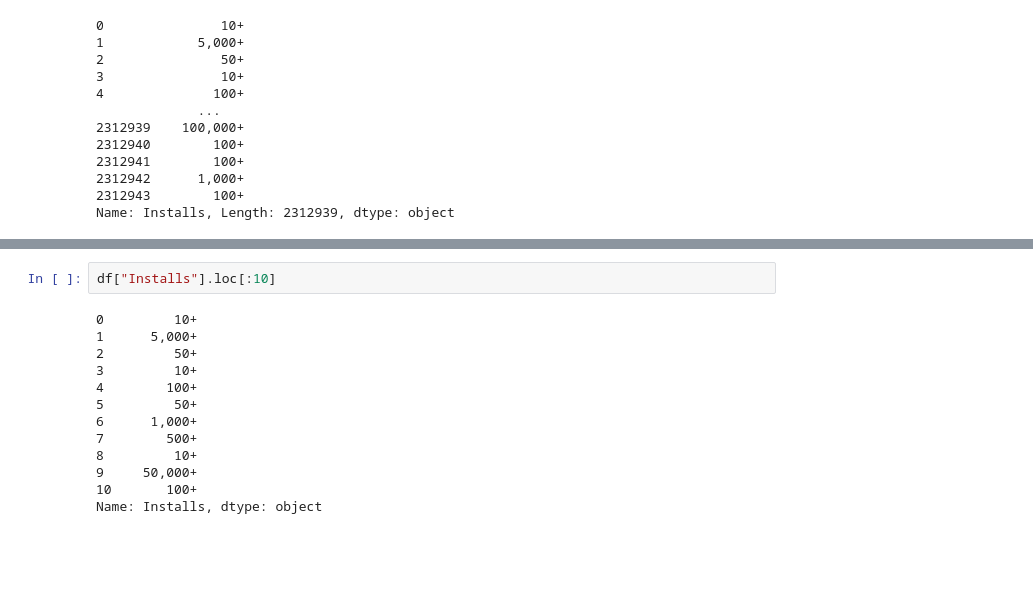
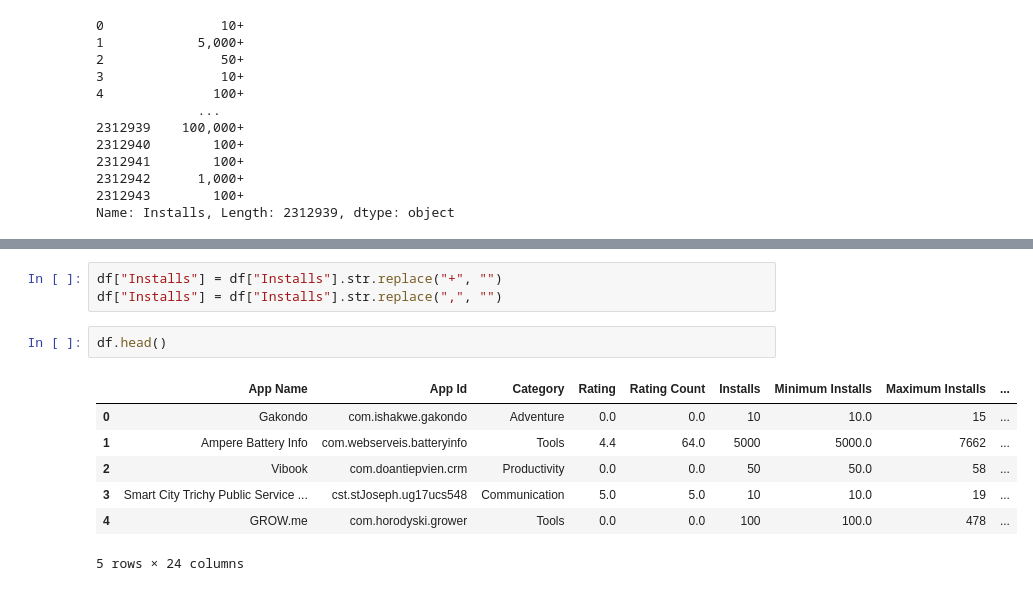
Before and after one commit to Sai-Preetham007/AI-ML, a Jupyter notebook: 2. Data Handling/EDA.ipynb, the cells around one changed output, grey strips where cells are left out. Drawn from its saved outputs; the diff is of its cells as text; blank space fills up the shorter version.

```diff
--- a/2. Data Handling/EDA.ipynb
+++ b/2. Data Handling/EDA.ipynb
@@ -200,15 +187,13 @@ for i in df["Installs"][:10]:
-# %%
-df["Installs"].loc[:10]
-# %% [output]
-0         10+
-1      5,000+
-2         50+
-3         10+
-4        100+
-5         50+
-6      1,000+
-7        500+
-8         10+
-9     50,000+
-10       100+
-Name: Installs, dtype: object
+# %%
+df["Installs"] = df["Installs"].str.replace("+", "")
+df["Installs"] = df["Installs"].str.replace(",", "")
+# %%
+df.head()
+# %% [output]
+|  | App Name | App Id | Category | Rating | Rating Count | Installs | Minimum Installs | Maximum Installs | ... |
+| 0 | Gakondo | com.ishakwe.gakondo | Adventure | 0.0 | 0.0 | 10 | 10.0 | 15 | ... |
+| 1 | Ampere Battery Info | com.webserveis.batteryinfo | Tools | 4.4 | 64.0 | 5000 | 5000.0 | 7662 | ... |
+| 2 | Vibook | com.doantiepvien.crm | Productivity | 0.0 | 0.0 | 50 | 50.0 | 58 | ... |
+| 3 | Smart City Trichy Public Service ... | cst.stJoseph.ug17ucs548 | Communication | 5.0 | 5.0 | 10 | 10.0 | 19 | ... |
+| 4 | GROW.me | com.horodyski.grower | Tools | 0.0 | 0.0 | 100 | 100.0 | 478 | ... |
+5 rows × 24 columns
```
Also changed, not shown: parts of 28 cells of this notebook.
